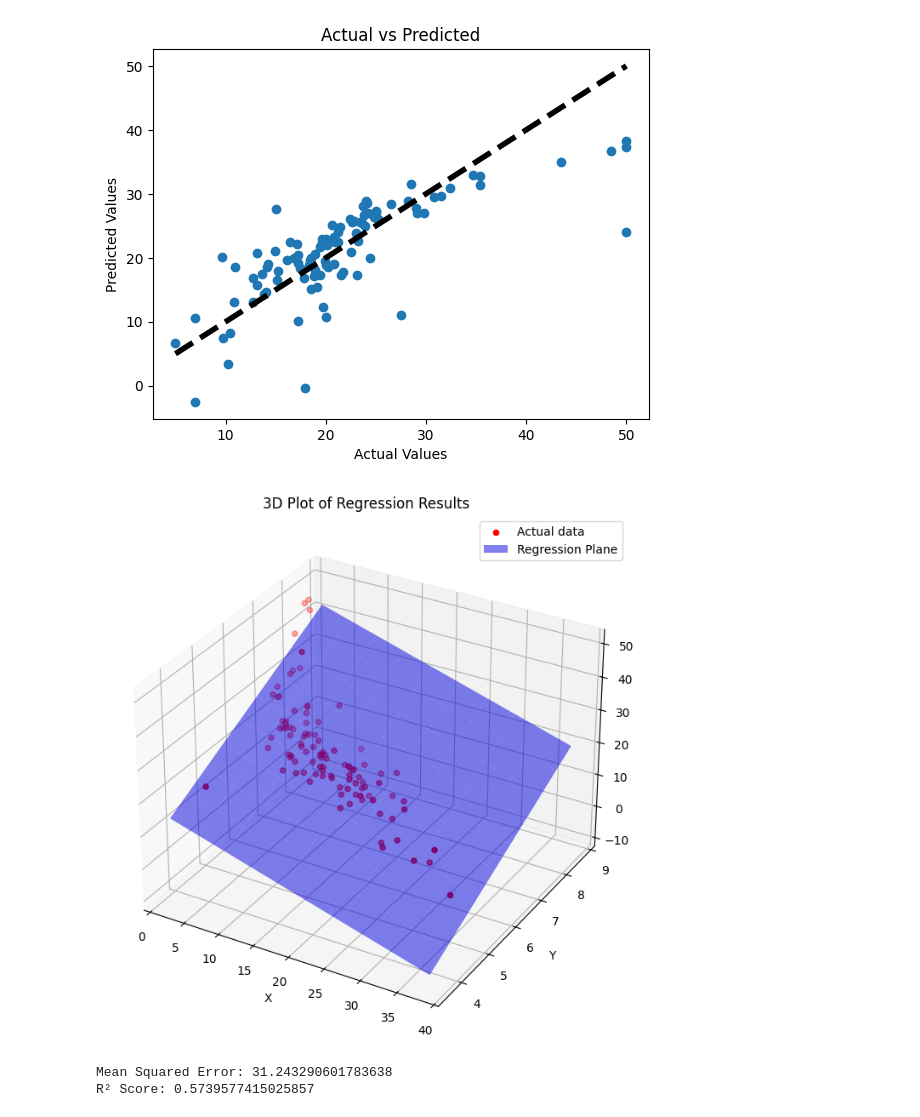
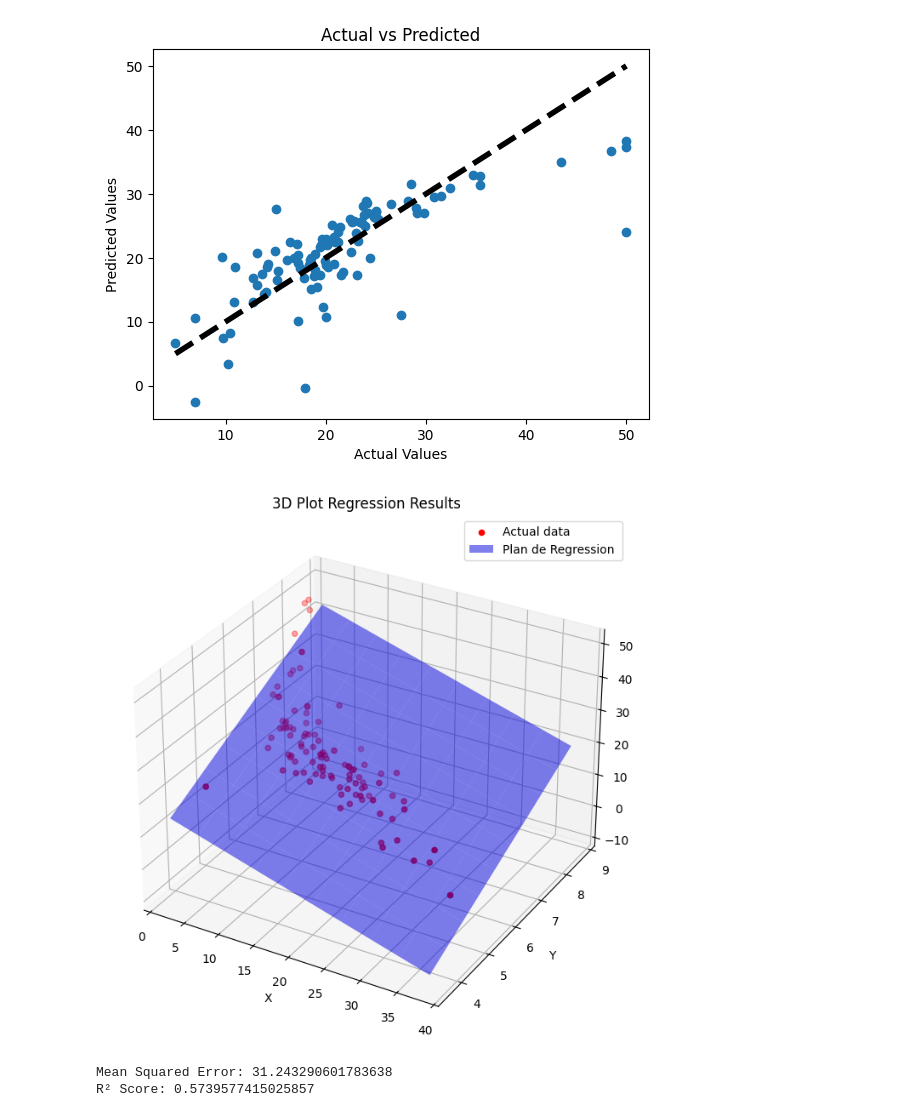
Before and after one commit to RCATENACCI/projetpythonds, a Jupyter notebook: Data-collecting.ipynb, the cells around one changed output. Saved outputs shown, nothing was run; the diff lists cells and outputs as text; code cells hidden in the pictures.

```diff
--- a/Data-collecting.ipynb
+++ b/Data-collecting.ipynb
@@ -218,30 +232,30 @@ R² Score: 0.5739577415025856
 # %%
 
 x = np.linspace(selected_data['lstat'].min(), selected_data['lstat'].max(), 10)
 y = np.linspace(selected_data['rm'].min(), selected_data['rm'].max(), 10)
 x_grid, y_grid = np.meshgrid(x, y)
 z_pred = model.predict(np.array([x_grid.ravel(), y_grid.ravel()]).T).reshape(x_grid.shape)
 
 #représentation 3D
 
 fig = plt.figure(figsize=(10, 8))
 ax = fig.add_subplot(111, projection='3d')
 
 # Nuage de points des données de test
 ax.scatter(X_test['lstat'], X_test['rm'], y_test, color='red', label='Actual data')
 
 # Surface de prédiction
-ax.plot_surface(x_grid, y_grid, z_pred, color='blue', alpha=0.5, edgecolor='none', label='Regression Plane')
+ax.plot_surface(x_grid, y_grid, z_pred, color='blue', alpha=0.5, edgecolor='none', label='Plan de Regression ')
 
 ax.set_xlabel('X')
 ax.set_ylabel('Y')
 ax.set_zlabel('Z')
-ax.set_title('3D Plot of Regression Results')
+ax.set_title('3D Plot Regression Results')
 ax.legend()
 
 plt.show()
 # %% [output]
-[figure, old version]
+[figure, new version]
 # %%
 #Régression linéaire sur données standardisées
 stmodel = LinearRegression()
```
Also changed, not shown: parts of 22 cells of this notebook, 1 other file.
